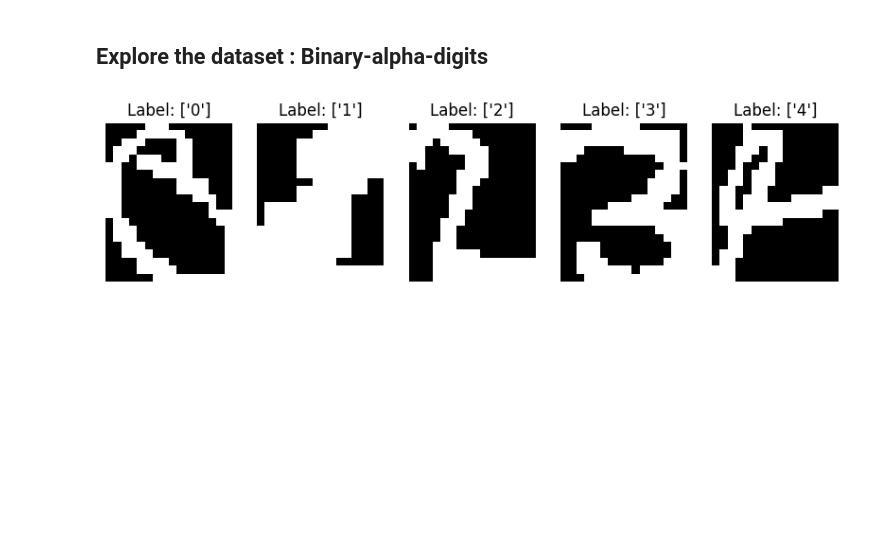
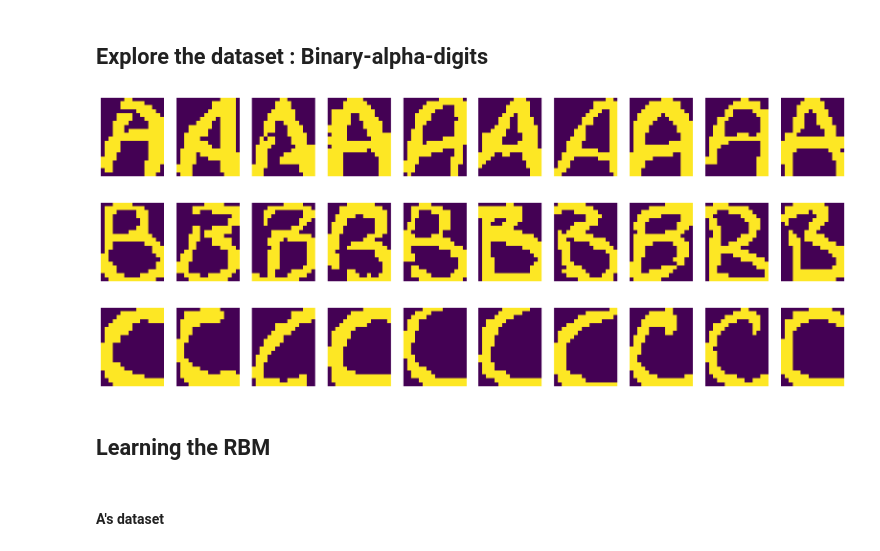
Before and after one commit to ismail-kaizoko/Restricted-Boltzman-Machine, a Jupyter notebook: RBM_test.ipynb, the cells around one changed output. Saved outputs shown, nothing was run; the diff lists cells and outputs as text; code cells hidden in the pictures; blank space fills up the shorter version.

```diff
--- a/RBM_test.ipynb
+++ b/RBM_test.ipynb
@@ -14,16 +19,25 @@ labels = dataset['classlabels']
 
 images = [np.array(data[i][0]) for i in range(data.shape[0])]
 labels = labels.flatten()
-# %%
-def visualize_samples(images, labels, num_samples=5):
-    plt.figure(figsize=(10, 5))
-    for i in range(num_samples):
-        plt.subplot(1, num_samples, i + 1)
-        plt.imshow(images[i], cmap='gray')
-        plt.title(f"Label: {labels[i]}")
-        plt.axis('off')
-    plt.show()
-
-visualize_samples(images, labels)
-# %% [output]
-[figure, removed]
+# %%
+item_list = ['A']
+As = data[get_indices(item_list)].flatten()
+visualize_samples(As)
+# %% [output]
+[figure, added]
+# %%
+item_list = ['B']
+Bs = data[get_indices(item_list)].flatten()
+visualize_samples(Bs)
+# %% [output]
+[figure, added]
+# %%
+item_list = ['C']
+Cs = data[get_indices(item_list)].flatten()
+visualize_samples(Cs)
+# %% [output]
+[figure, added]
+# %% [markdown]
+## Learning the RBM
+# %% [markdown]
+#### A's dataset
```
Also changed, not shown: parts of 38 cells of this notebook, 28 other files.
